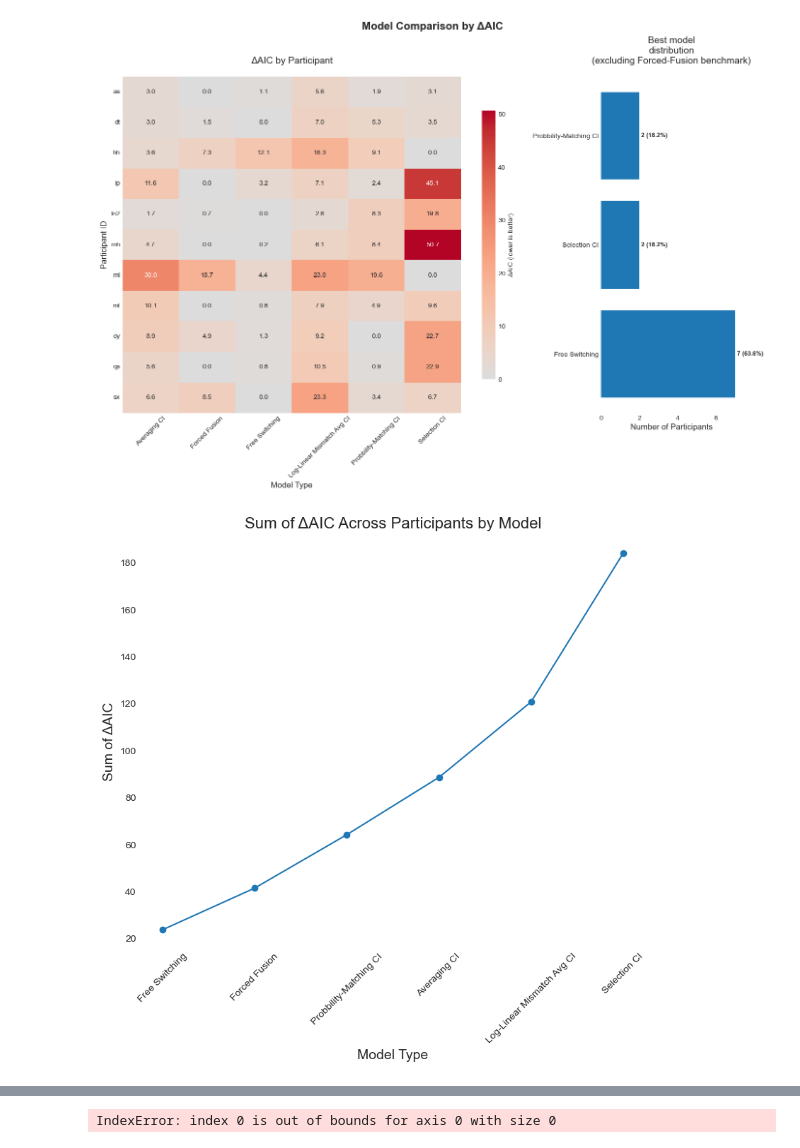
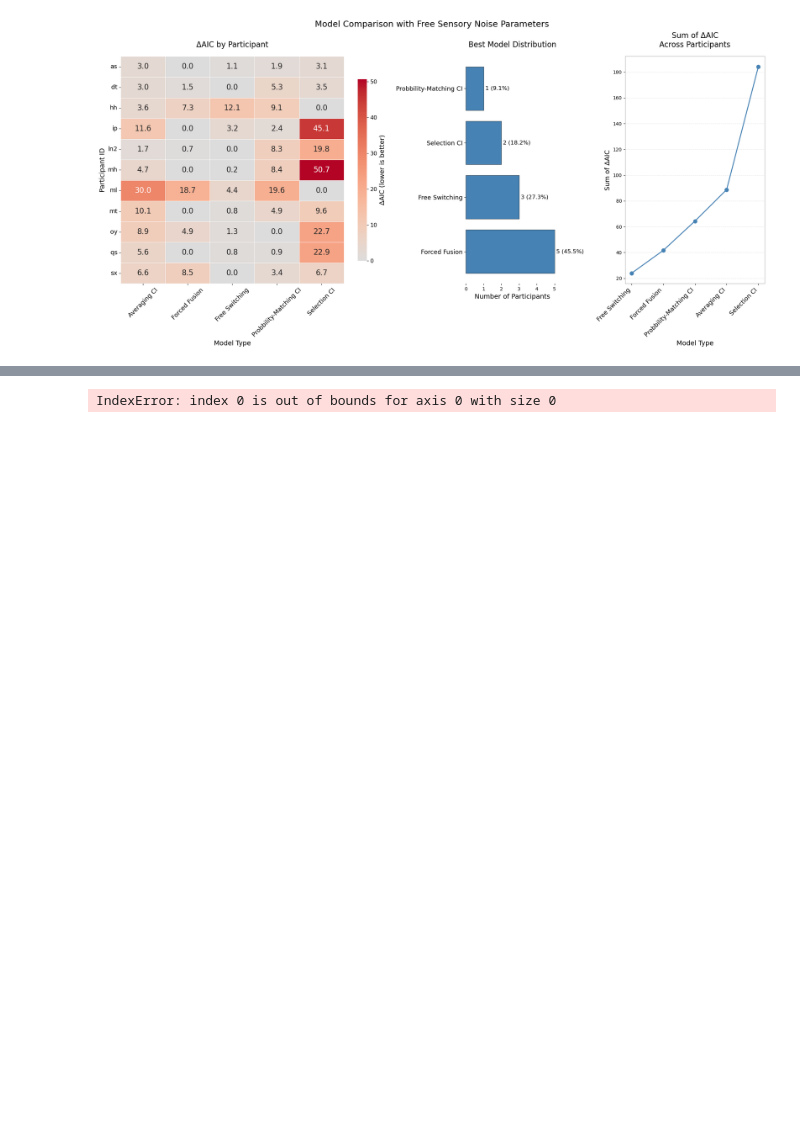
Before and after one commit to omeryildiran/av-dur-estimation, a Jupyter notebook: modelComparisonTable.ipynb, the cells around one changed output, grey strips where cells are left out. Cells and saved outputs as stored; diff of their text form; code cells hidden in the pictures; blank space fills up the shorter version.

Commit message:
improved plot for free sensory noise parameters.

```diff
--- a/modelComparisonTable.ipynb
+++ b/modelComparisonTable.ipynb
@@ -27,6 +27,9 @@ def load_all_model_results():
 
         # if in filename "all_all", skip
         if "all" in os.path.basename(file_path):
+            continue
+
+        if "loglinear" in os.path.basename(file_path).lower():
             continue
         try:
             with open(file_path, 'r') as f:
@@ -284,11 +291,14 @@ def plot_sorted_model_comparison_table(
     best_models_clean = [m for m in best_models if m is not None]
     best_model_counts = pd.Series(best_models_clean).value_counts()
 
-    # Plot
-    fig, (ax1, ax2) = plt.subplots(1, 2, figsize=(14, 10), gridspec_kw={"width_ratios": [3, 1]})
-    fig.suptitle(f"Model Comparison by Δ{compBase}", fontsize=16, fontweight="bold")
+    # Calculate model sums for third panel
+    model_sums = df.groupby("modelType")["delta"].sum().sort_values()
 
-    sns.heatmap(
+    # Plot with three panels
+    fig, (ax1, ax2, ax3) = plt.subplots(1, 3, figsize=(20, 10), gridspec_kw={"width_ratios": [3, 1, 1.5]})
+    fig.suptitle(f"Model Comparison with Free Sensory Noise Parameters", fontsize=18)
+
+    heatmap = sns.heatmap(
         heat,
         annot=True,
         fmt=".1f",
@@ -298,64 +308,71 @@ def plot_sorted_model_comparison_table(
         vmax=heat.values.max(),  # Set the maximum value for the color range
         ax=ax1,
         cbar_kws={"label": f"Δ{compBase} (lower is better)", "shrink": 0.8},
-        linewidths=0,    # Add gridlines for better readability
-        linecolor="white"
+        linewidths=0.5,
+        linecolor="white",
+        annot_kws={"fontsize": 16}
     )
-    ax1.set_title(f"Δ{compBase} by Participant", fontsize=14, pad=20)
-    ax1.set_ylabel("Participant ID", fontsize=12)
-    ax1.set_xlabel("Model Type", fontsize=12)
-    ax1.tick_params(axis="x", rotation=45, labelsize=10)
-    ax1.tick_params(axis="y", rotation=0, labelsize=10)
+
+    # Increase colorbar label font size
+    cbar = heatmap.collections[0].colorbar
+    cbar.set_label(f"Δ{compBase} (lower is better)", fontsize=14)
+    cbar.ax.tick_params(labelsize=12)
+
+    ax1.set_title(f"Δ{compBase} by Participant", fontsize=16, pad=20)
+    ax1.set_ylabel("Participant ID", fontsize=14)
+    ax1.set_xlabel("Model Type", fontsize=14)
+    ax1.tick_params(axis="x", rotation=45, labelsize=13)
+    ax1.tick_params(axis="y", rotation=0, labelsize=13)
     ax1.set_facecolor('white')  # Set axes background to white
     fig.patch.set_facecolor('white')  # Set figure background to white
 
     # Remove gridlines from heatmap
     for _, spine in ax1.spines.items():
         spine.set_visible(False)
 
     # Best-model distribution panel
-    bars = ax2.barh(range(len(best_model_counts)), best_model_counts.values, color='C0')
+    bars = ax2.barh(range(len(best_model_counts)), best_model_counts.values, color='steelblue', edgecolor='black', linewidth=0.5)
     ax2.set_yticks(range(len(best_model_counts)))
-    ax2.set_yticklabels(best_model_counts.index, fontsize=10)
-    ax2.set_xlabel("Number of Participants", fontsize=12)
-    ax2.set_title("Best model\ndistribution\n(excluding Forced-Fusion benchmark)", fontsize=14, pad=20)
+    ax2.set_yticklabels(best_model_counts.index, fontsize=13)
+    ax2.set_xlabel("Number of Participants", fontsize=14)
+    ax2.set_title("Best Model Distribution", fontsize=16, pad=20)
     ax2.set_facecolor('white')
     for _, spine in ax2.spines.items():
         spine.set_visible(False)
 
     for bar, count in zip(bars, best_model_counts.values):
         pct = 100 * count / max(1, len(best_models_clean))
         ax2.text(bar.get_width() + 0.1, bar.get_y() + bar.get_height() / 2, f"{count} ({pct:.1f}%)",
-                 ha="left", va="center", fontsize=9, fontweight="bold")
+                 ha="left", va="center", fontsize=12)
 
-    plt.tight_layout()
-    plt.show()
+    # Sum of ΔAIC by model panel
+    ax3.plot(range(len(model_sums)), model_sums.values, marker="o", linestyle="-", linewidth=2, markersize=8, color='steelblue')
+    ax3.set_xticks(range(len(model_sums)))
+    ax3.set_xticklabels(model_sums.index, rotation=45, ha='right', fontsize=13)
+    ax3.set_ylabel(f"Sum of Δ{compBase}", fontsize=14)
+    ax3.set_xlabel("Model Type", fontsize=14)
+    ax3.set_title(f"Sum of Δ{compBase}\nAcross Participants", fontsize=16, pad=20)
+    ax3.grid(axis='y', alpha=0.3, linestyle='--')
+    ax3.set_facecolor('white')
+    for _, spine in ax3.spines.items():
+        spine.set_visible(True)
+        spine.set_color('gray')
+        spine.set_linewidth(0.5)
 
-    # Sum of ΔAIC by model (this is fine as a descriptive aggregate; just don’t over-interpret as evidence weights)
-    model_sums = df.groupby("modelType")["delta"].sum().sort_values()
-    plt.figure(figsize=(8,8))
-    plt.plot(model_sums.index, model_sums.values, marker="o", linestyle="-")
-    plt.title(f"Sum of Δ{compBase} Across Participants by Model", fontsize=16)
-    plt.xlabel("Model Type", fontsize=14)
-    plt.ylabel(f"Sum of Δ{compBase}", fontsize=14)
-    plt.xticks(rotation=45, fontsize=10)
-    plt.gca().set_facecolor('white')  # Set axes background to white
-    plt.gcf().patch.set_facecolor('white')  # Set figure background to white
     plt.tight_layout()
     plt.show()
 
     return heat, best_models, participant_sort
 
 heat, best_models, participant_sort = plot_sorted_model_comparison_table(
     df_results,
     compBase="AIC",
-    exclude_from_counts=("Forced Fusion",),   # add other names if you use them
+    exclude_from_counts=(),   # Include all models in counts
     include_in_heatmap=True,
     sort_by="sum_delta"
 )
 # %% [output]
-[figure, old version]
+[figure, new version]
-[figure, removed]
 # %%
 # Calculate delta_AIC for each model relative to the best model per participant
 df_results['delta_AIC'] = df_results.groupby('participantID')['AIC'].transform(lambda x: x - x.min())
```
Also changed, not shown: parts of 10 cells of this notebook.
